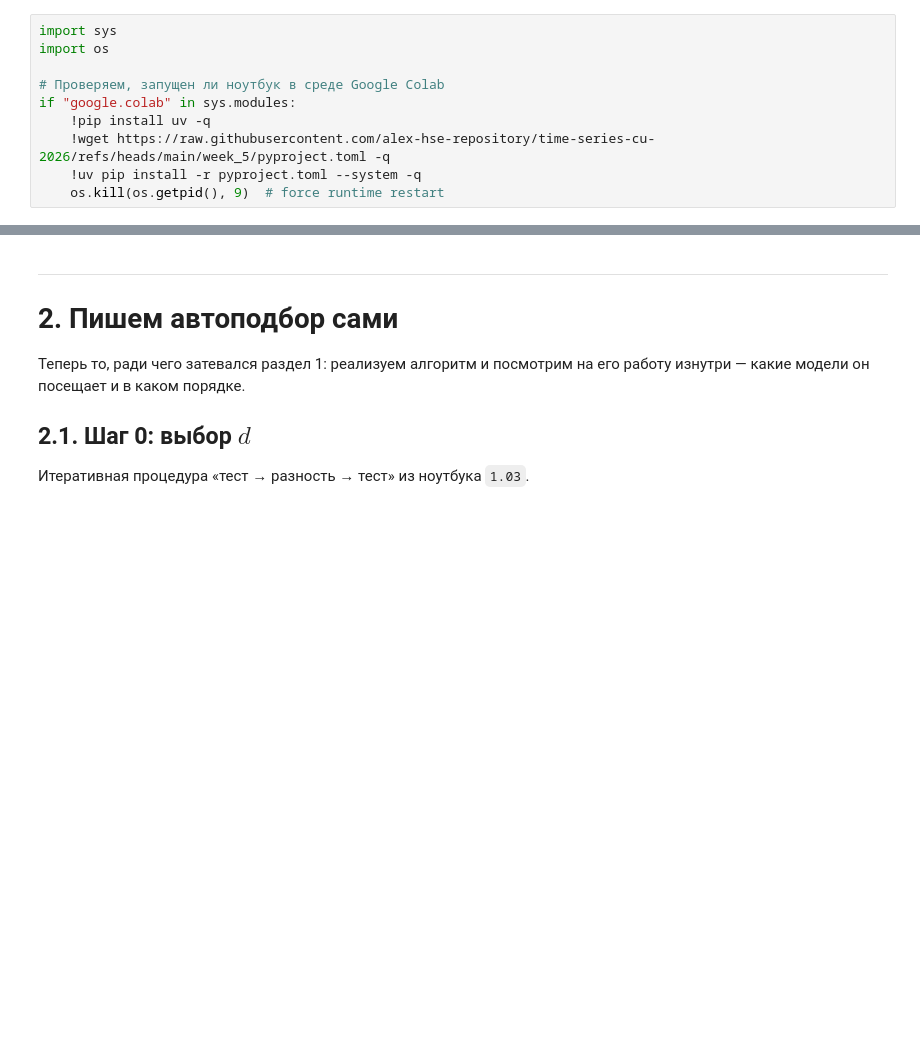
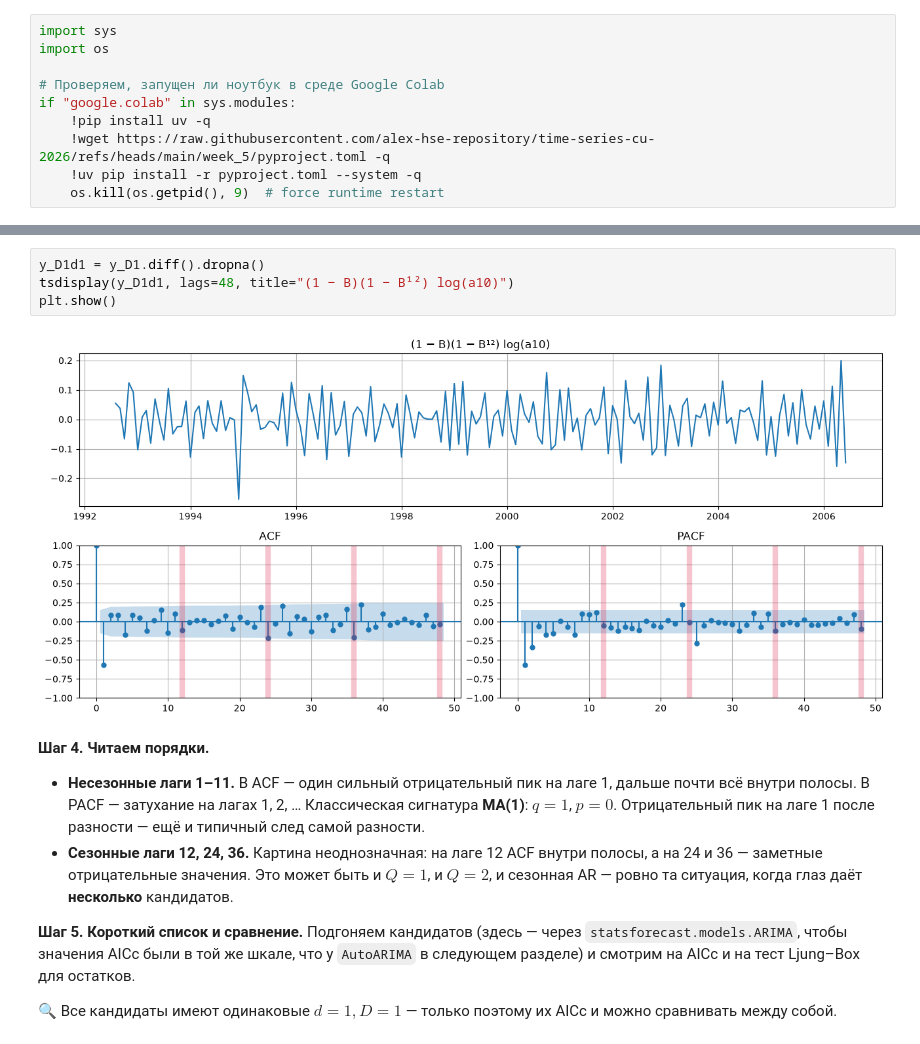
Before and after one commit to alex-hse-repository/time-series-cu-2026, a Jupyter notebook: week_5/part_1/03. Автоподбор порядка.ipynb, the cells around one changed output, grey strips where cells are left out. Drawn from its saved outputs; the diff is of its cells as text; blank space fills up the shorter version.

```diff
--- a/week_5/part_1/03. Автоподбор порядка.ipynb
+++ b/week_5/part_1/03. Автоподбор порядка.ipynb
@@ -265,11 +267,26 @@ $4 + 4 = 8 > 5$. Если вам нужна такая модель — подн
+# %%
+y_D1d1 = y_D1.diff().dropna()
+tsdisplay(y_D1d1, lags=48, title="(1 − B)(1 − B¹²) log(a10)")
+plt.show()
+# %% [output]
+[figure, added]
 # %% [markdown]
----
-# 2. Пишем автоподбор сами
+**Шаг 4. Читаем порядки.**
 
-Теперь то, ради чего затевался раздел 1: реализуем алгоритм и посмотрим на
-его работу изнутри — какие модели он посещает и в каком порядке.
+* **Несезонные лаги 1–11.** В ACF — один сильный отрицательный пик на лаге 1,
+  дальше почти всё внутри полосы. В PACF — затухание на лагах 1, 2, …
+  Классическая сигнатура **MA(1)**: $q = 1$, $p = 0$. Отрицательный пик на
+  лаге 1 после разности — ещё и типичный след самой разности.
+* **Сезонные лаги 12, 24, 36.** Картина неоднозначная: на лаге 12 ACF внутри
+  полосы, а на 24 и 36 — заметные отрицательные значения. Это может быть и
+  $Q = 1$, и $Q = 2$, и сезонная AR — ровно та ситуация, когда глаз даёт
+  **несколько** кандидатов.
 
-## 2.1. Шаг 0: выбор $d$
+**Шаг 5. Короткий список и сравнение.** Подгоняем кандидатов (здесь — через
+`statsforecast.models.ARIMA`, чтобы значения AICc были в той же шкале, что у
+`AutoARIMA` в следующем разделе) и смотрим на AICc и на тест Ljung–Box для
+остатков.
 
-Итеративная процедура «тест → разность → тест» из ноутбука `1.03`.
+🔍 Все кандидаты имеют одинаковые $d = 1, D = 1$ — только поэтому их AICc и
+можно сравнивать между собой.
 # %%
```
Also changed, not shown: parts of 54 cells of this notebook.
